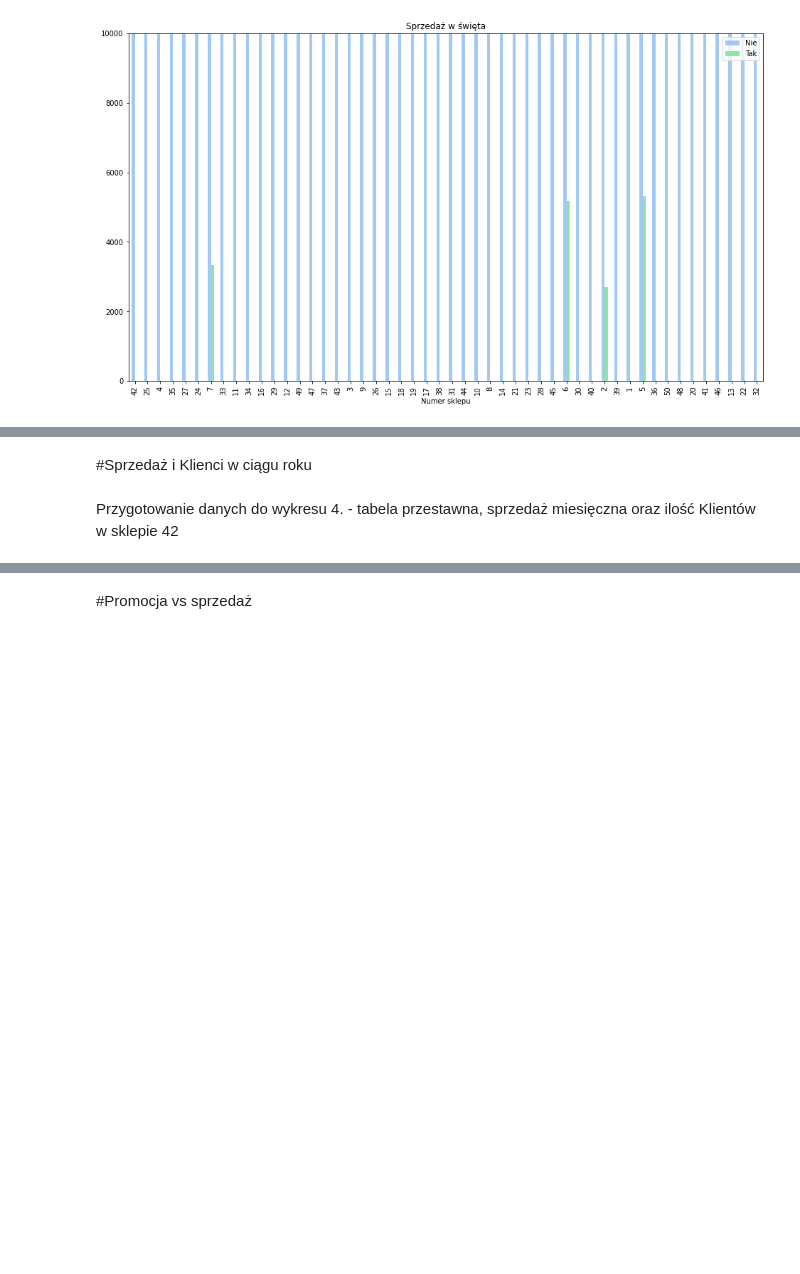
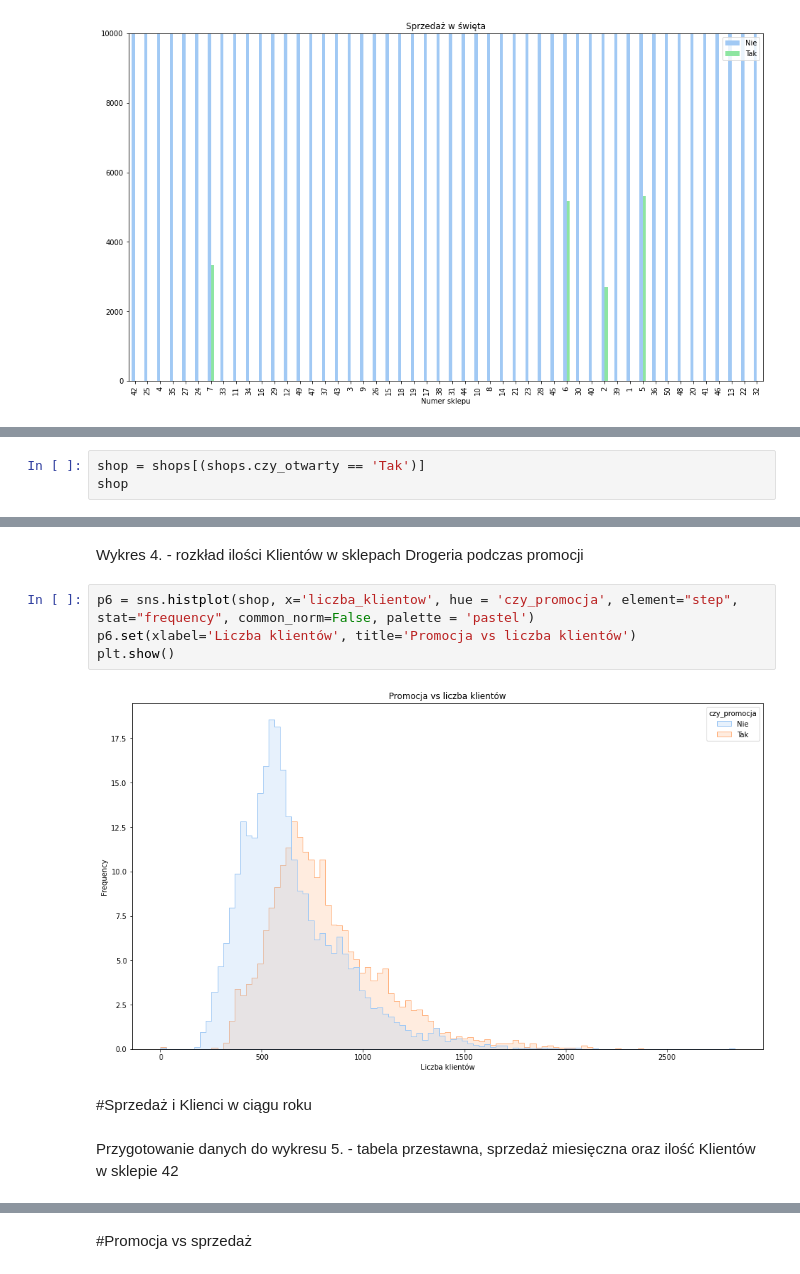
Before and after one commit to justynamatejkowska/wizualizacja_py, a Jupyter notebook: Wizualizacja_py_Matejkowska_Lewandowska.ipynb, the cells around one changed output, grey strips where cells are left out. Drawn from its saved outputs; the diff is of its cells as text; blank space fills up the shorter version.

```diff
--- a/Wizualizacja_py_Matejkowska_Lewandowska.ipynb
+++ b/Wizualizacja_py_Matejkowska_Lewandowska.ipynb
@@ -194,0 +198,3 @@ plt.show()
+# %%
+shop = shops[(shops.czy_otwarty == 'Tak')]
+shop
@@ -195,7 +215,15 @@ plt.show()
+# %% [markdown]
+Wykres 4. - rozkład ilości Klientów w sklepach Drogeria podczas promocji
+# %%
+p6 = sns.histplot(shop, x='liczba_klientow', hue = 'czy_promocja', element="step", stat="frequency", common_norm=False, palette = 'pastel')
+p6.set(xlabel='Liczba klientów', title='Promocja vs liczba klientów')
+plt.show()
+# %% [output]
+[figure, added]
 # %% [markdown]
 #Sprzedaż i Klienci w ciągu roku
 # %% [markdown]
- Przygotowanie danych do wykresu 4. - tabela przestawna, sprzedaż miesięczna oraz ilość Klientów w sklepie 42
+ Przygotowanie danych do wykresu 5. - tabela przestawna, sprzedaż miesięczna oraz ilość Klientów w sklepie 42
 # %%
 shops1 = shops
 shops1.data = pd.to_datetime(shops.data)
```
Also changed, not shown: parts of 18 cells of this notebook.
